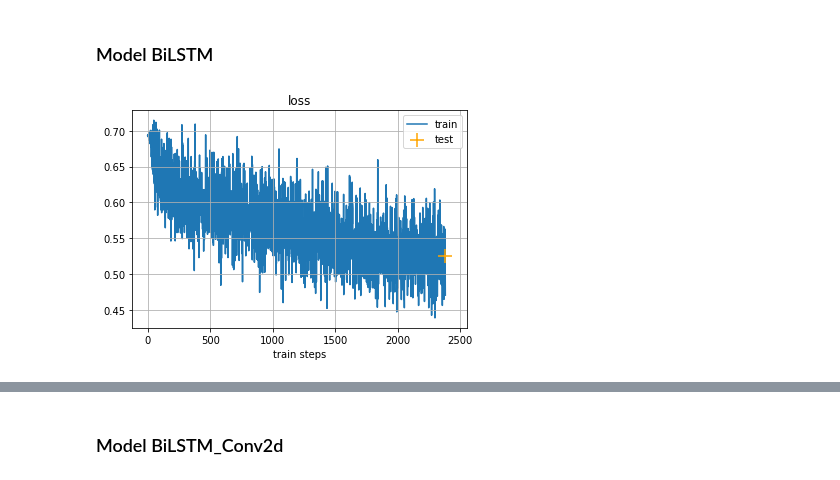
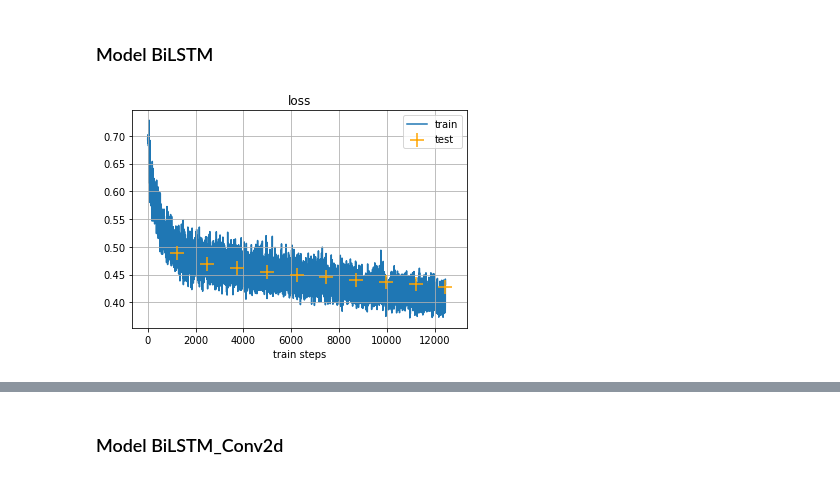
Before and after one commit to glebelg/protein-alpha-angles-prediction, a Jupyter notebook: experiments.ipynb, the cells around one changed output, grey strips where cells are left out. Saved outputs shown, nothing was run; the diff lists cells and outputs as text; code cells hidden in the pictures.

Commit message:
updated models and experiments

```diff
--- a/experiments.ipynb
+++ b/experiments.ipynb
@@ -110,10 +103,10 @@ trainers = {m : {} for m in models}
 # %% [markdown]
 ### Model Conv1d
 # %%
-model = Conv1d(len_subseq=dataset_8.len_subseq, n_class=2)
+model = Conv1d(len_subseq=dataset.len_subseq, n_class=2)
 
-trainer = Trainer(model, dataset_8, clusterizer_2)
-trainer.train(n_epochs=1)
+trainer = Trainer(model, dataset, clusterizer_2)
+trainer.train(n_epochs=10)
 
-trainers['Conv1d'][8] = trainer
+trainers_2class['Conv1d'] = trainer
 # %% [output]
@@ -145,10 +116,10 @@ Epoch: 1, val loss: 0.5475540076908858, val f1: 0.75015625952802
 # %% [markdown]
 ### Model Conv1d_BiLSTM
 # %%
-model = Conv1d_BiLSTM(len_subseq=dataset_8.len_subseq, n_class=2)
+model = Conv1d_BiLSTM(len_subseq=dataset.len_subseq, n_class=2)
 
-trainer = Trainer(model, dataset_8, clusterizer_2)
-trainer.train(n_epochs=1)
+trainer = Trainer(model, dataset, clusterizer_2)
+trainer.train(n_epochs=10)
 
-trainers['Conv1d_BiLSTM'][8] = trainer
+trainers_2class['Conv1d_BiLSTM'] = trainer
 # %% [output]
@@ -180,10 +129,10 @@ Epoch: 1, val loss: 0.544670960177546, val f1: 0.7441979122202573
 # %% [markdown]
 ### Model Conv1d_BiLSTM_Conv2d
 # %%
-model = Conv1d_BiLSTM_Conv2d(len_subseq=dataset_8.len_subseq, n_class=2)
+model = Conv1d_BiLSTM_Conv2d(len_subseq=dataset.len_subseq, n_class=2)
 
-trainer = Trainer(model, dataset_8, clusterizer_2)
-trainer.train(n_epochs=1)
+trainer = Trainer(model, dataset, clusterizer_2)
+trainer.train(n_epochs=10)
 
-trainers['Conv1d_BiLSTM_Conv2d'][8] = trainer
+trainers_2class['Conv1d_BiLSTM_Conv2d'] = trainer
 # %% [output]
@@ -215,10 +142,10 @@ Epoch: 1, val loss: 0.5808313871207444, val f1: 0.7185637272089762
 # %% [markdown]
 ### Model Conv1d_Conv2d
 # %%
-model = Conv1d_Conv2d(len_subseq=dataset_8.len_subseq, n_class=2)
+model = Conv1d_Conv2d(len_subseq=dataset.len_subseq, n_class=2)
 
-trainer = Trainer(model, dataset_8, clusterizer_2)
-trainer.train(n_epochs=1)
+trainer = Trainer(model, dataset, clusterizer_2)
+trainer.train(n_epochs=10)
 
-trainers['Conv1d_Conv2d'][8] = trainer
+trainers_2class['Conv1d_Conv2d'] = trainer
 # %% [output]
@@ -250,11 +155,11 @@ Epoch: 1, val loss: 0.5771061130191969, val f1: 0.7250318235868041
 # %% [markdown]
 ### Model BiLSTM
 # %%
-model = BiLSTM(len_subseq=dataset_8.len_subseq, n_class=2)
+model = BiLSTM(len_subseq=dataset.len_subseq, n_class=2)
 
-trainer = Trainer(model, dataset_8, clusterizer_2)
-trainer.train(n_epochs=1)
+trainer = Trainer(model, dataset, clusterizer_2)
+trainer.train(n_epochs=10)
 
-trainers['BiLSTM'][8] = trainer
+trainers_2class['BiLSTM'] = trainer
 # %% [output]
-[figure, old version]
+[figure, new version]
```
Also changed, not shown: parts of 41 cells of this notebook, 8 other files.
